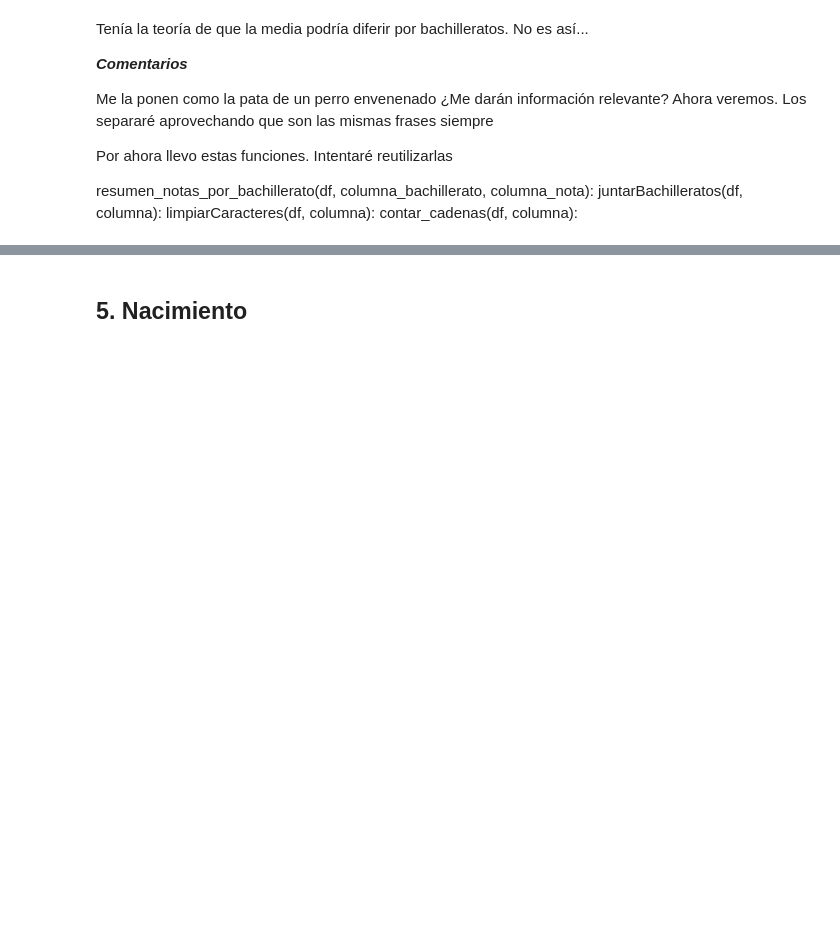
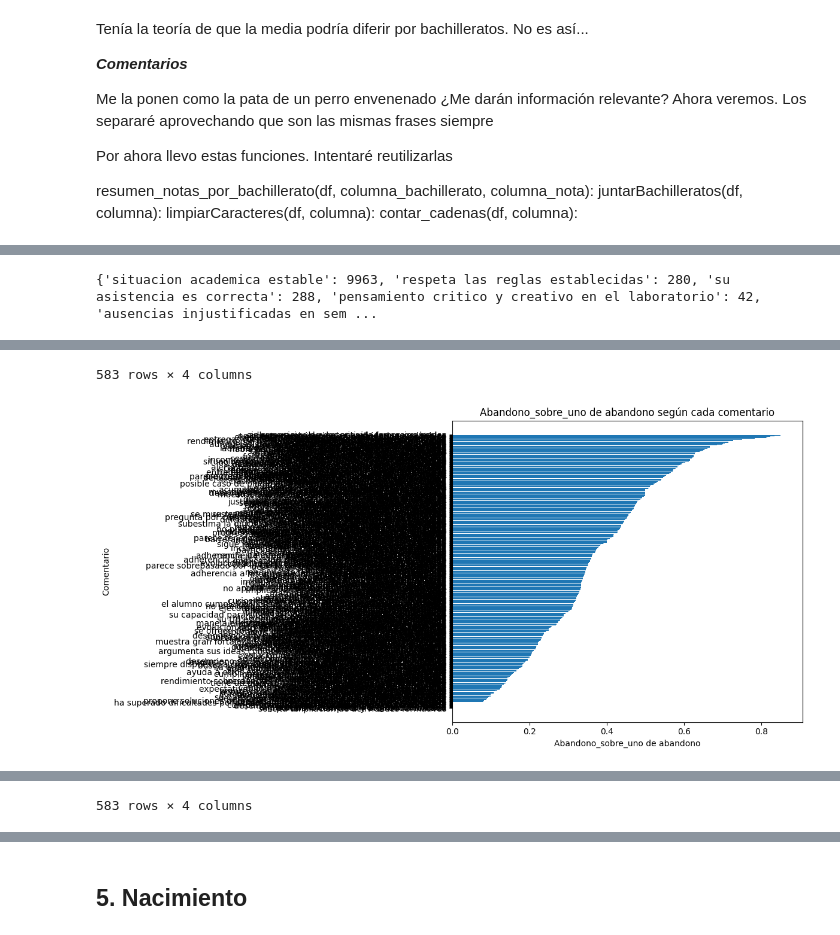
Before and after one commit to GuillermoMorcillo/Practica1Mineria, a Jupyter notebook: Práctica 1 - Análisis, procesamiento y validación .ipynb, the cells around one changed output, grey strips where cells are left out. Cells and saved outputs as stored; diff of their text form; code cells hidden in the pictures; blank space fills up the shorter version.

```diff
--- a/Práctica 1 - Análisis, procesamiento y validación .ipynb
+++ b/Práctica 1 - Análisis, procesamiento y validación .ipynb
@@ -422,0 +465,77 @@ Alumno  11745 tiene  5 comentarios
+# %%
+from collections import Counter
+import unicodedata
+
+def normalizar(texto):
+    texto = texto.lower().strip()
+    texto = unicodedata.normalize("NFD", texto)
+    return "".join(c for c in texto if unicodedata.category(c) != "Mn")
+
+
+
+def todosComentarios(df, columna):
+    frases = df[columna].dropna().str.split(".").explode().str.strip()
+    return dict(Counter(normalizar(frase) for frase in frases if frase))
+
+print(todosComentarios(df_train, "comentarios")) #Cada posible comentario con las veces que sale
+
+
+
+def graficoComentarios(df, columna_comentarios, columna_nota):
+    notas_por_comentario = {}
+    personas_por_comentario = {}
+
+    total_personas = len(df)
+
+    for comentarios, nota in zip(df[columna_comentarios], df[columna_nota]):
+        if not isinstance(comentarios, str):
+            continue
+
+        frases = comentarios.split(".")
+        nota = pd.to_numeric(str(nota).replace(",", "."), errors="coerce")
+
+        if pd.isna(nota):
+            continue
+
+        frases = set(normalizar(frase) for frase in frases if frase.strip()) # Evita contar dos veces el mismo comentario para una persona
+
+        for frase in frases:
+            if frase not in notas_por_comentario:
+                notas_por_comentario[frase] = []
+                personas_por_comentario[frase] = 0
+
+            notas_por_comentario[frase].append(nota)
+            personas_por_comentario[frase] += 1
+
+    tabla = pd.DataFrame({
+        "Comentario": notas_por_comentario.keys(),
+        "Abandono_sobre_uno": [
+            sum(notas) / len(notas)
+            for notas in notas_por_comentario.values()
+        ],
+        "Personas": [
+            personas_por_comentario[frase]
+            for frase in notas_por_comentario
+        ]
+    })
+
+    tabla["Porcentaje (%)"] = tabla["Personas"] / total_personas * 100
+
+    tabla = tabla.sort_values("Abandono_sobre_uno", ascending=False).reset_index(drop=True)
+
+    display(tabla)
+
+    plt.figure(figsize=(12, 6))
+    plt.barh(tabla["Comentario"], tabla["Abandono_sobre_uno"])
+    plt.xlabel(f"Abandono_sobre_uno de {columna_nota}")
+    plt.ylabel("Comentario")
+    plt.title(f"Abandono_sobre_uno de {columna_nota} según cada comentario")
+    plt.gca().invert_yaxis()
+    plt.tight_layout()
+    plt.show()
+
+    return tabla
+
+graficoComentarios(df_train, "comentarios", "abandono") #es %, no sobre 1
+# %% [output]
+{'situacion academica estable': 9963, 'respeta las reglas establecidas': 280, 'su asistencia es correcta': 288, 'pensamiento critico y creativo en el laboratorio': 42, 'ausencias injustificadas en sem ...
@@ -422,0 +554,2 @@ Alumno  11745 tiene  5 comentarios
+583 rows × 4 columns
+[figure, added]
@@ -422,0 +568 @@ Alumno  11745 tiene  5 comentarios
+583 rows × 4 columns
```
Also changed, not shown: parts of 6 cells of this notebook.
